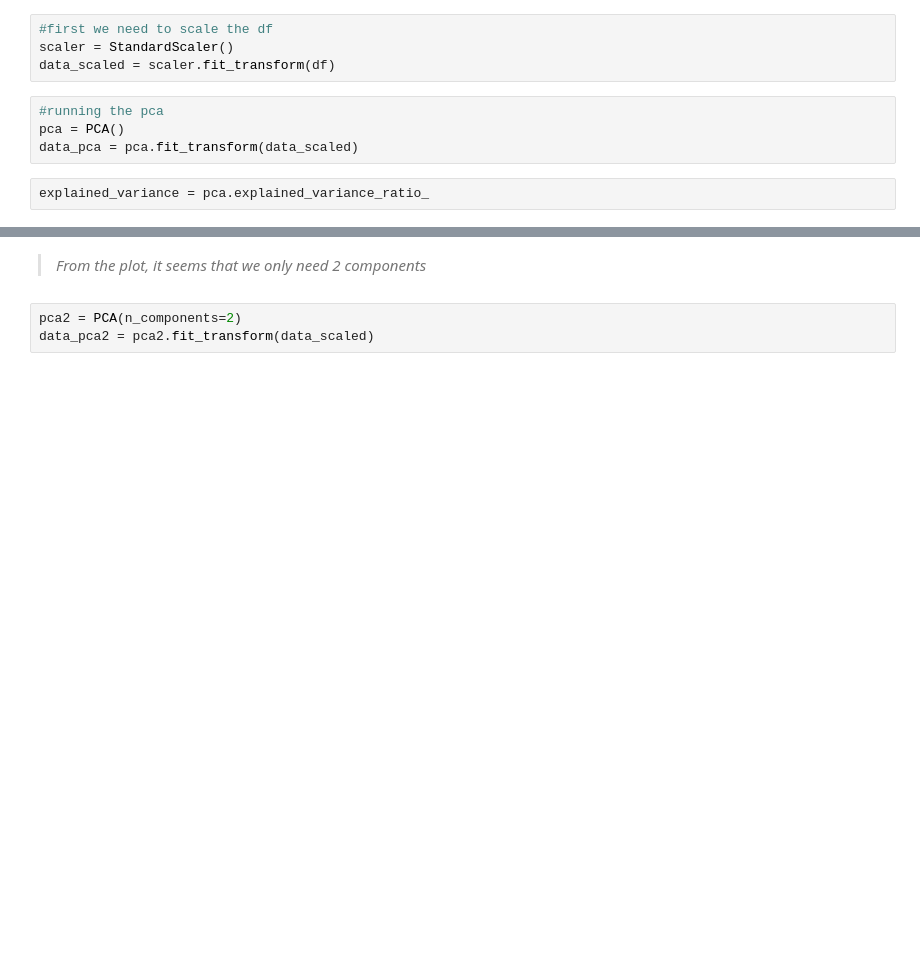
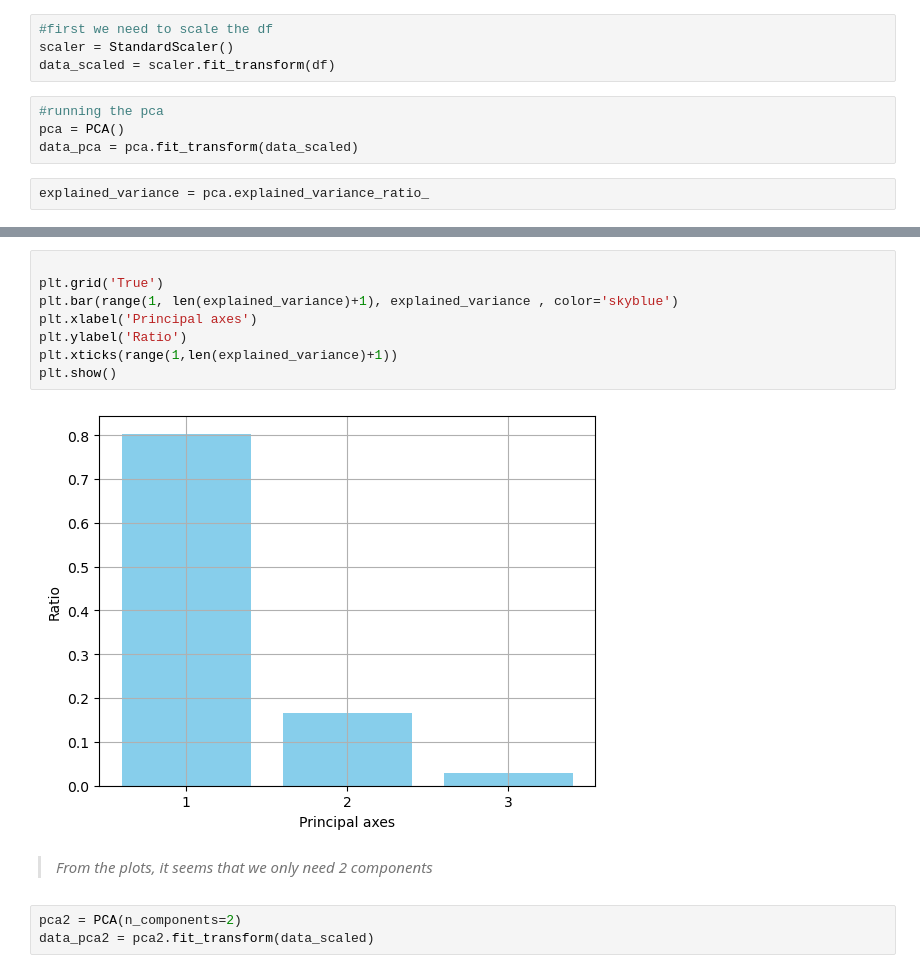
Before and after one commit to nassimlamnini/PCA_Diabetes, a Jupyter notebook: PCA.ipynb, the cells around one changed output, grey strips where cells are left out. Saved outputs shown, nothing was run; the diff lists cells and outputs as text; blank space fills up the shorter version.

```diff
--- a/PCA.ipynb
+++ b/PCA.ipynb
@@ -71,5 +71,15 @@ plt.show()
+# %%
+
+plt.grid('True')
+plt.bar(range(1, len(explained_variance)+1), explained_variance , color='skyblue')
+plt.xlabel('Principal axes')
+plt.ylabel('Ratio')
+plt.xticks(range(1,len(explained_variance)+1))
+plt.show()
+# %% [output]
+[figure, added]
 # %% [markdown]
->*From the plot, it seems that we only need 2 components*
+>*From the plots, it seems that we only need 2 components*
 # %%
 pca2 = PCA(n_components=2)
 data_pca2 = pca2.fit_transform(data_scaled)
```
Also changed, not shown: parts of 4 cells of this notebook.
